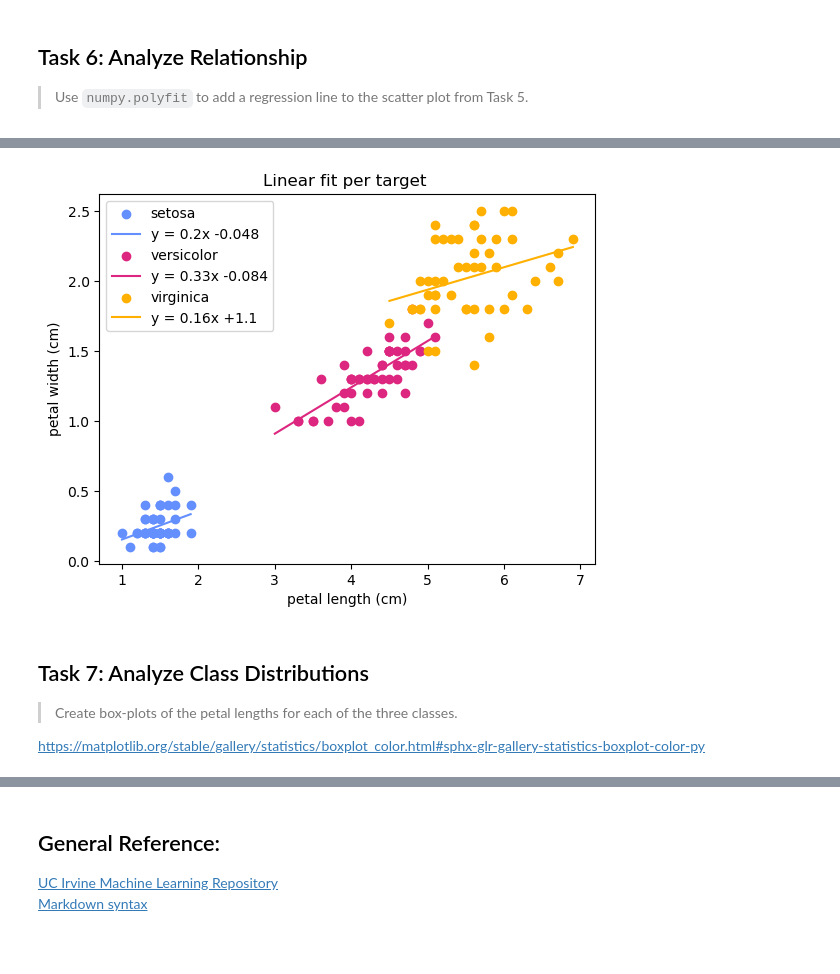
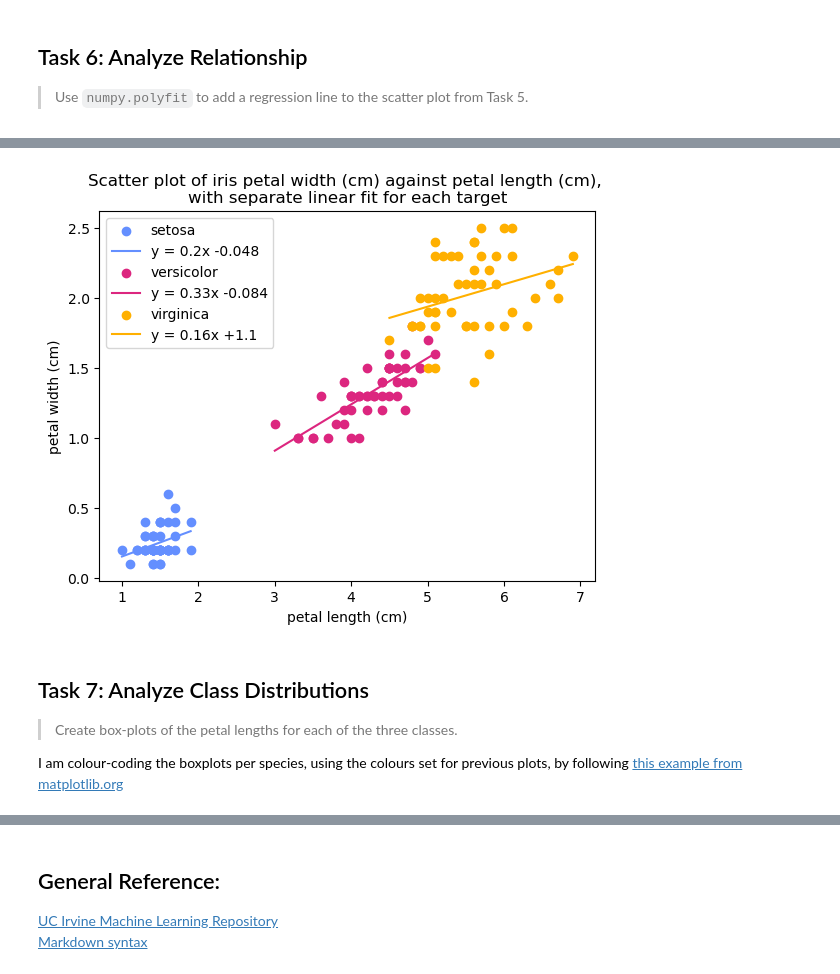
Before and after one commit to SuColl/principles_of_data_analytics, a Jupyter notebook: tasks.ipynb, the cells around one changed output, grey strips where cells are left out. Saved outputs shown, nothing was run; the diff lists cells and outputs as text; code cells hidden in the pictures; blank space fills up the shorter version.

```diff
--- a/tasks.ipynb
+++ b/tasks.ipynb
@@ -514,34 +518,9 @@ plt.legend();
 # using data from all targets
 # Documentation for numpy.polyfit:
 # https://numpy.org/doc/stable/reference/generated/numpy.polyfit.html
-slope, intercept = np.polyfit(dataset.data[:,2], dataset.data[:,3], 1)
+slope, intercept = np.polyfit(dataset.data[:,x], dataset.data[:,y], 1)
 
 # Generate a range of x-values and calculate the  corresponding y-values
 # using the linear fit
 linfit_x_values = np.arange(1,7,0.001)
 linfit_y_values = (linfit_x_values * slope) + intercept
-
-# Copied from previous code cell for scatter plots
-for species in range(n_targets):
-    plt.scatter(
-        dataset.data[dataset.target==species,x],
-        dataset.data[dataset.target==species,y],
-        color = target_colours[species],
-        label = dataset.target_names[species]
-    )
-plt.xlabel(dataset.feature_names[x])
-plt.ylabel(dataset.feature_names[y])
-
-plt.legend();
-
-# Plot the linear fit calculated above
-plt.plot(linfit_x_values, linfit_y_values, color="black")
-
-# add linear fit equation to the title - note the string format for the
-# intercept displays the + or - sign whether the value of the intercept is
-# positive or negative, so I don't need to have the sign as a string literal.
-# (from https://docs.python.org/3/library/string.html#formatspec)
-plt.title(
-    f"Linear fit using all target data\n y = {slope:.2}x {intercept:+.2}"
-)
-;
@@ -551,10 +565,6 @@ plt.title(
 # %%
-
 # Calculate the coefficients of a linear fit to the scatter plot above
 # using data from each target separately
-# Documentation for numpy.polyfit:
-# https://numpy.org/doc/stable/reference/generated/numpy.polyfit.html
-
 
 # Copied from previous code cell for scatter plots
 # For each target, by index,
@@ -572,42 +582,48 @@ for species in range(n_targets):
     linfit_x_values = np.arange(
         np.min(dataset.data[dataset.target==species,x]),
         np.max(dataset.data[dataset.target==species,x]),
         0.001
         )
 
     # calculate the corresponding y-values using this linear fit
     linfit_y_values = (linfit_x_values * slope) + intercept
 
     # plot the scatter plot (as above)
     plt.scatter(
         dataset.data[dataset.target==species,x],
         dataset.data[dataset.target==species,y],
         color = target_colours[species],
         label = dataset.target_names[species]
     )
 
     # plot the linear fit in the same colour as this target's
     # scatter plot
     plt.plot(
         linfit_x_values,
         linfit_y_values,
         color = target_colours[species],
         label = f"y = {slope:.2}x {intercept:+.2}"
     )
 
+# Add x-xis label, y-axis label, and legend.
 plt.xlabel(dataset.feature_names[x])
 plt.ylabel(dataset.feature_names[y])
+plt.legend()
 
-plt.legend();
-
-plt.title("Linear fit per target ");
+# add the title
+plt.title(
+    f"Scatter plot of iris {dataset.feature_names[y]} "
+    f"against {dataset.feature_names[x]}, \n"
+    "with separate linear fit for each target"
+);
 # %% [output]
-[figure, old version]
+[figure, new version]
 # %% [markdown]
 ## Task 7: Analyze Class Distributions
 >Create box-plots of the petal lengths for each of the three classes.
 
-https://matplotlib.org/stable/gallery/statistics/boxplot_color.html#sphx-glr-gallery-statistics-boxplot-color-py
+I am colour-coding the boxplots per species, using the colours set for previous plots,
+by following [this example from matplotlib.org](https://matplotlib.org/stable/gallery/statistics/boxplot_color.html#sphx-glr-gallery-statistics-boxplot-color-py)
 # %%
 # Petal length has index 2 in the list of features.
 # Can change this statement to plot other features.
```
Also changed, not shown: parts of 7 cells of this notebook.
